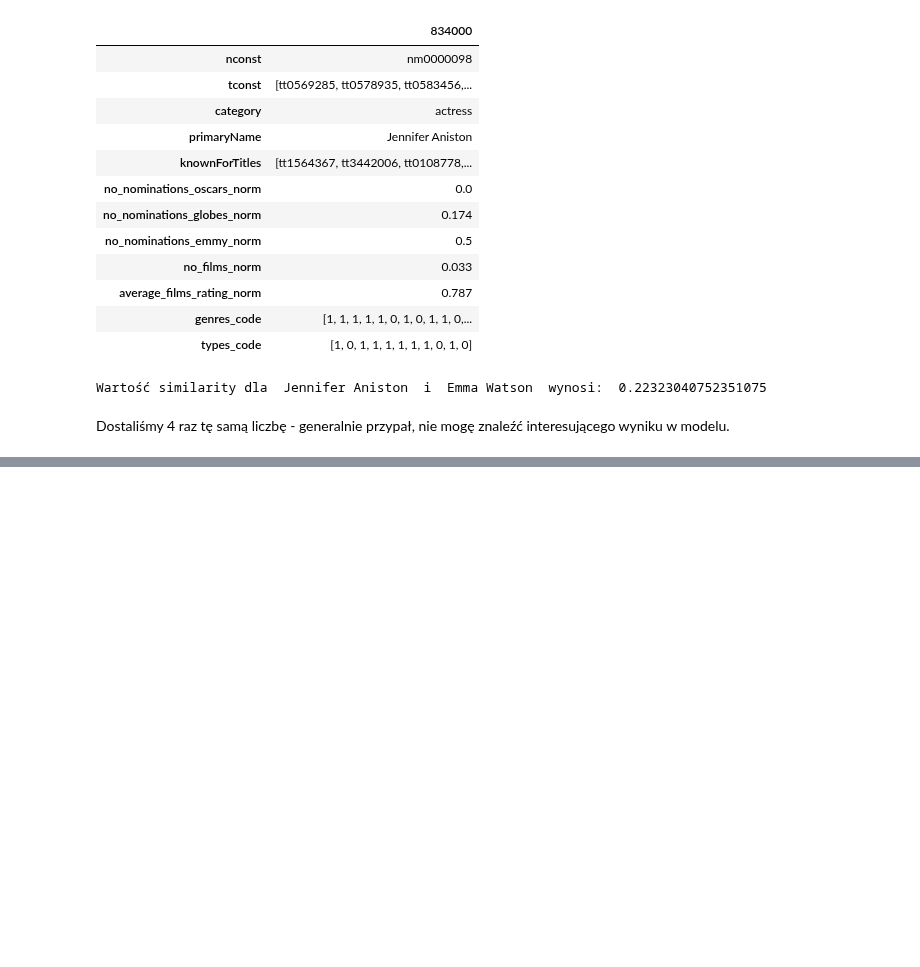
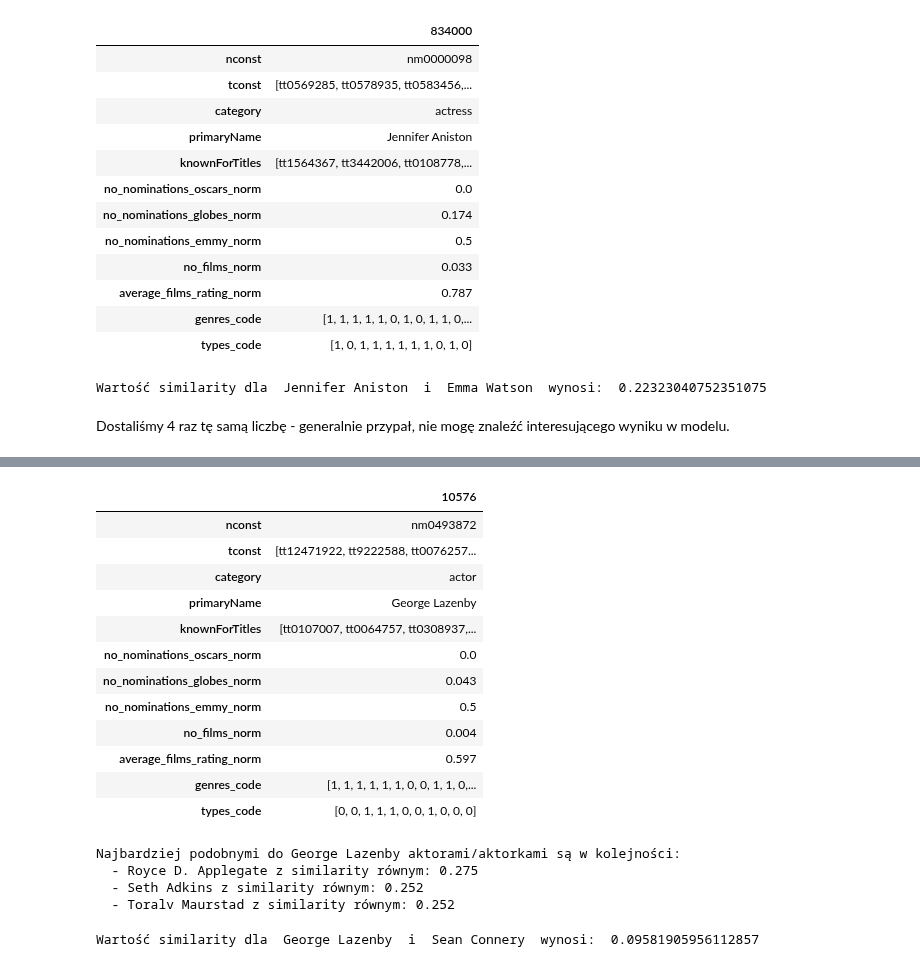
Before and after one commit to PiotrMaciejKowalski/BigData2022-actors, a Jupyter notebook: Testy_podobieństwa.ipynb, the cells around one changed output, grey strips where cells are left out. Saved outputs shown, nothing was run; the diff lists cells and outputs as text; code cells hidden in the pictures; blank space fills up the shorter version.

```diff
--- a/Testy_podobieństwa.ipynb
+++ b/Testy_podobieństwa.ipynb
@@ -151,0 +201,33 @@ Test
+# %%
+JamesBond2 = "nm0493872" #George Lazebny
+# %%
+JamesBond2_data = find_actor_two_datasets(train_data, validate_data, JamesBond2)
+# %% [output]
+|  | 10576 |
+| nconst | nm0493872 |
+| tconst | [tt12471922, tt9222588, tt0076257... |
+| category | actor |
+| primaryName | George Lazenby |
+| knownForTitles | [tt0107007, tt0064757, tt0308937,... |
+| no_nominations_oscars_norm | 0.0 |
+| no_nominations_globes_norm | 0.043 |
+| no_nominations_emmy_norm | 0.5 |
+| no_films_norm | 0.004 |
+| average_films_rating_norm | 0.597 |
+| genres_code | [1, 1, 1, 1, 1, 1, 0, 0, 1, 1, 0,... |
+| types_code | [0, 0, 1, 1, 1, 0, 0, 1, 0, 0, 0] |
+# %%
+if JamesBond2 in list(train_data['nconst']):
+    ids, values = similarity_one_vs_all_new(train_data, JamesBond2_data, True)
+    ids, values = select_top_similiar(ids, values, 3)
+    names = replace_ids_with_names(train_data, ids, 3)
+elif JamesBond2 in list(validate_data['nconst']):
+    ids, values = similarity_one_vs_all_new(validate_data, JamesBond2_data, True)
+    ids, values = select_top_similiar(ids, values, 3)
+    names = replace_ids_with_names(validate_data, ids, 3)
+ranking = print_top_similiar(JamesBond2_data[3], names, values)
+# %% [output]
+Najbardziej podobnymi do George Lazenby aktorami/aktorkami są w kolejności:
+  - Royce D. Applegate z similarity równym: 0.275
+  - Seth Adkins z similarity równym: 0.252
+  - Toralv Maurstad z similarity równym: 0.252
@@ -151,0 +239,5 @@ Test
+# %%
+similarity_value = similarity_new(JamesBond2_data, JamesBond1_data, True)
+print("Wartość similarity dla ", JamesBond2_data[3], " i ", JamesBond1_data[3], " wynosi: ", similarity_value)
+# %% [output]
+Wartość similarity dla  George Lazenby  i  Sean Connery  wynosi:  0.09581905956112857
```
Also changed, not shown: parts of 87 cells of this notebook.
